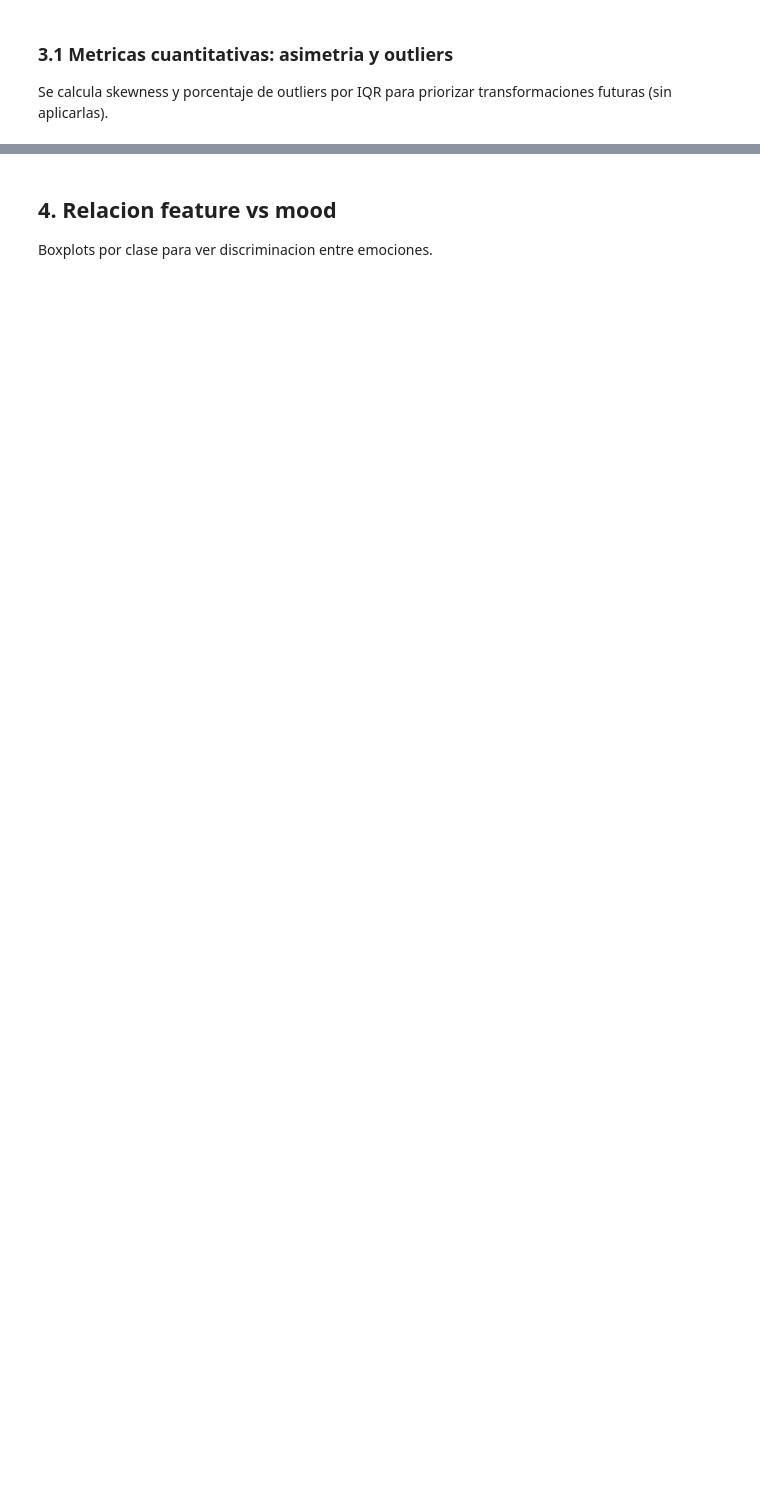
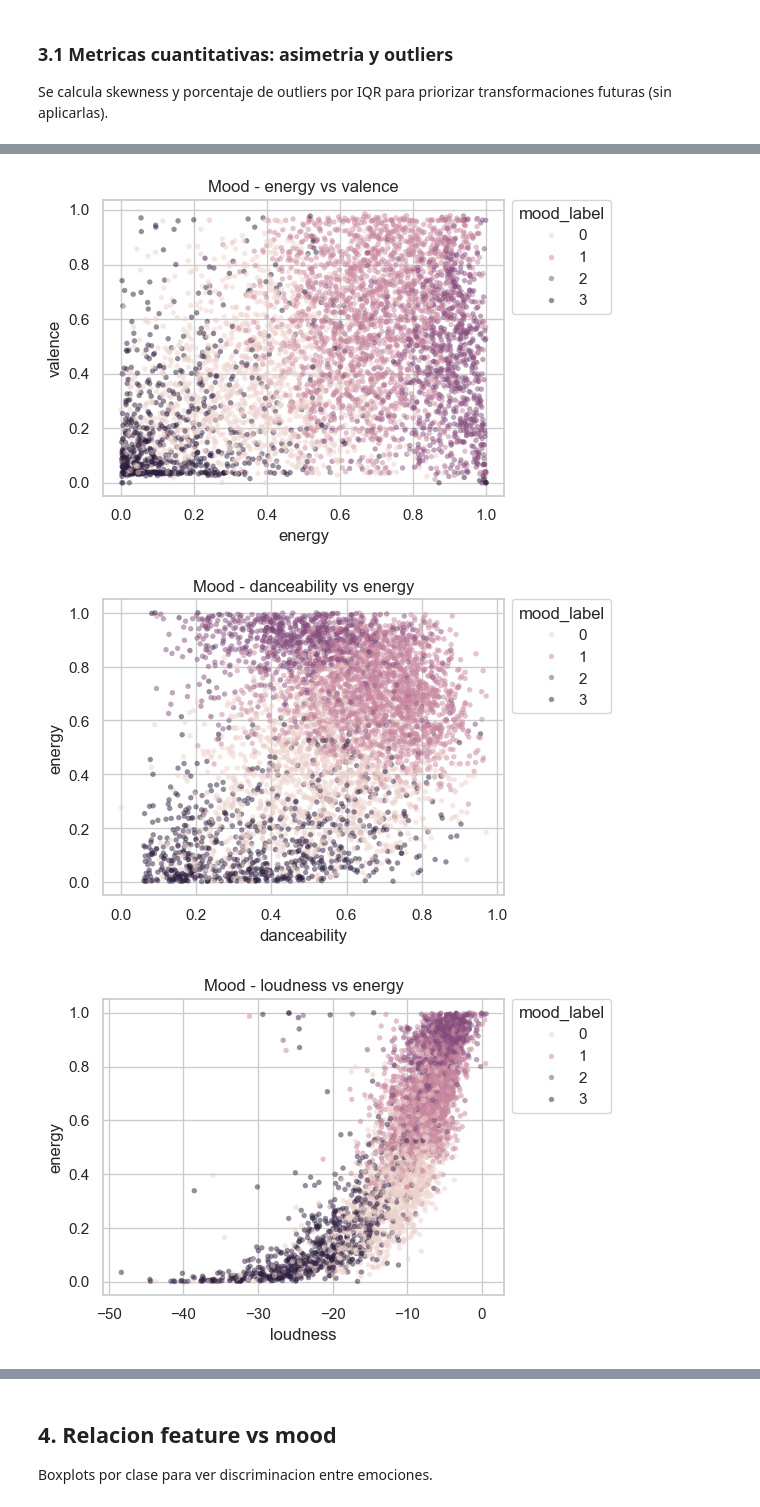
Before and after one commit to Rizqy777/Music_Mood_Activity_Recommender, a Jupyter notebook: notebooks/eda.ipynb, the cells around one changed output, grey strips where cells are left out. Cells and saved outputs as stored; diff of their text form; code cells hidden in the pictures; blank space fills up the shorter version.

```diff
--- a/notebooks/eda.ipynb
+++ b/notebooks/eda.ipynb
@@ -328,0 +662,33 @@ skew_outlier_report(tracks_df, TRACKS_FEATURES, "tracks")
+# %%
+SCATTER_PAIRS = [
+    ("energy", "valence"),
+    ("danceability", "energy"),
+    ("loudness", "energy"),
+    ("acousticness", "energy"),
+]
+
+def plot_scatter_pairs(df: pd.DataFrame, pairs: List[tuple], name: str, hue: str | None = None, sample_n: int = 5000):
+    if df.empty:
+        print(f"{name}: sin datos para dispersion")
+        return
+    sample = df.sample(min(len(df), sample_n), random_state=42)
+    for x, y in pairs:
+        if x not in df.columns or y not in df.columns:
+            continue
+        plt.figure(figsize=(6, 4))
+        if hue and hue in df.columns:
+            sns.scatterplot(data=sample, x=x, y=y, hue=hue, alpha=0.5, s=15, linewidth=0)
+            plt.legend(title=hue, bbox_to_anchor=(1.02, 1), loc="upper left", borderaxespad=0)
+        else:
+            sns.scatterplot(data=sample, x=x, y=y, alpha=0.5, s=15, linewidth=0)
+        plt.title(f"{name} - {x} vs {y}")
+        plt.tight_layout()
+        plt.show()
+
+plot_scatter_pairs(mood_df, SCATTER_PAIRS, "Mood", hue="mood_label")
+plot_scatter_pairs(tracks_df, SCATTER_PAIRS, "Tracks")
+plot_scatter_pairs(lyrics_df, SCATTER_PAIRS, "Lyrics")
+# %% [output]
+[figure, added]
+[figure, added]
+[figure, added]
```
Also changed, not shown: parts of 27 cells of this notebook, 45 other files.
